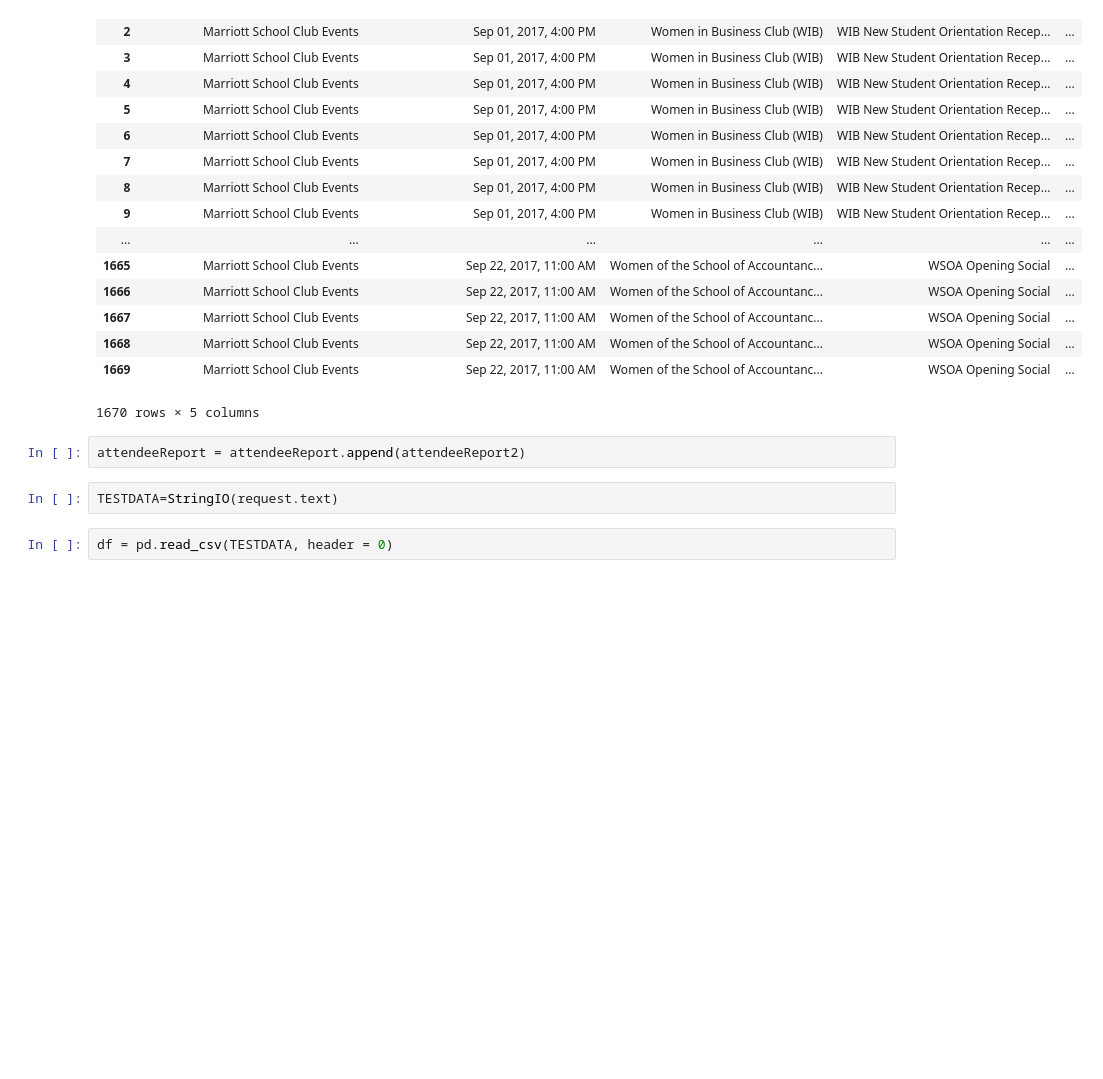
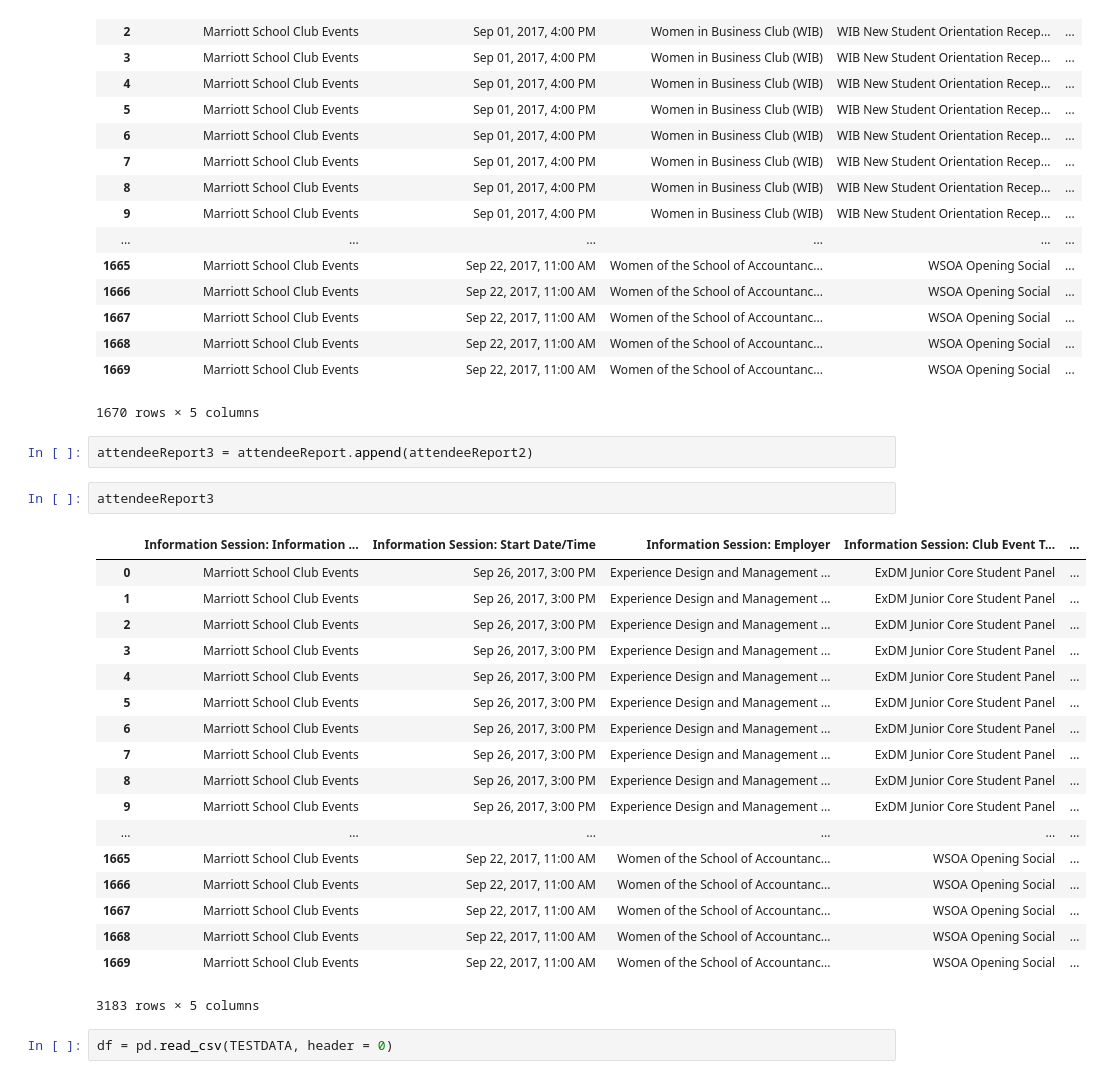
Before and after one commit to AdrielC/CSM-Automated-Reports, a Jupyter notebook: Bridge REST main.ipynb, the cells around one changed output. Saved outputs shown, nothing was run; the diff lists cells and outputs as text; blank space fills up the shorter version.

Commit message:
fixed attendee report append

```diff
--- a/Bridge REST main.ipynb
+++ b/Bridge REST main.ipynb
@@ -127,9 +127,28 @@ attendeeReport2
 | 1669 | Marriott School Club Events | Sep 22, 2017, 11:00 AM | Women of the School of Accountanc... | WSOA Opening Social | ... |
 1670 rows × 5 columns
 # %%
-attendeeReport = attendeeReport.append(attendeeReport2)
+attendeeReport3 = attendeeReport.append(attendeeReport2)
-# %%
-TESTDATA=StringIO(request.text)
+# %%
+attendeeReport3
+# %% [output]
+|  | Information Session: Information ... | Information Session: Start Date/Time | Information Session: Employer | Information Session: Club Event T... | ... |
+| 0 | Marriott School Club Events | Sep 26, 2017, 3:00 PM | Experience Design and Management ... | ExDM Junior Core Student Panel | ... |
+| 1 | Marriott School Club Events | Sep 26, 2017, 3:00 PM | Experience Design and Management ... | ExDM Junior Core Student Panel | ... |
+| 2 | Marriott School Club Events | Sep 26, 2017, 3:00 PM | Experience Design and Management ... | ExDM Junior Core Student Panel | ... |
+| 3 | Marriott School Club Events | Sep 26, 2017, 3:00 PM | Experience Design and Management ... | ExDM Junior Core Student Panel | ... |
+| 4 | Marriott School Club Events | Sep 26, 2017, 3:00 PM | Experience Design and Management ... | ExDM Junior Core Student Panel | ... |
+| 5 | Marriott School Club Events | Sep 26, 2017, 3:00 PM | Experience Design and Management ... | ExDM Junior Core Student Panel | ... |
+| 6 | Marriott School Club Events | Sep 26, 2017, 3:00 PM | Experience Design and Management ... | ExDM Junior Core Student Panel | ... |
+| 7 | Marriott School Club Events | Sep 26, 2017, 3:00 PM | Experience Design and Management ... | ExDM Junior Core Student Panel | ... |
+| 8 | Marriott School Club Events | Sep 26, 2017, 3:00 PM | Experience Design and Management ... | ExDM Junior Core Student Panel | ... |
+| 9 | Marriott School Club Events | Sep 26, 2017, 3:00 PM | Experience Design and Management ... | ExDM Junior Core Student Panel | ... |
+| ... | ... | ... | ... | ... | ... |
+| 1665 | Marriott School Club Events | Sep 22, 2017, 11:00 AM | Women of the School of Accountanc... | WSOA Opening Social | ... |
+| 1666 | Marriott School Club Events | Sep 22, 2017, 11:00 AM | Women of the School of Accountanc... | WSOA Opening Social | ... |
+| 1667 | Marriott School Club Events | Sep 22, 2017, 11:00 AM | Women of the School of Accountanc... | WSOA Opening Social | ... |
+| 1668 | Marriott School Club Events | Sep 22, 2017, 11:00 AM | Women of the School of Accountanc... | WSOA Opening Social | ... |
+| 1669 | Marriott School Club Events | Sep 22, 2017, 11:00 AM | Women of the School of Accountanc... | WSOA Opening Social | ... |
+3183 rows × 5 columns
 # %%
 df = pd.read_csv(TESTDATA, header = 0)
 # %%
```
